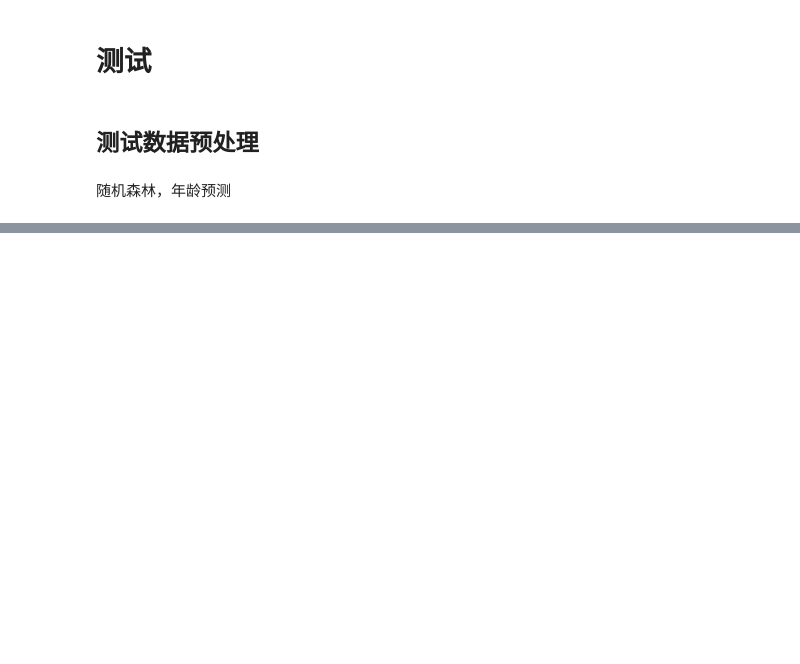
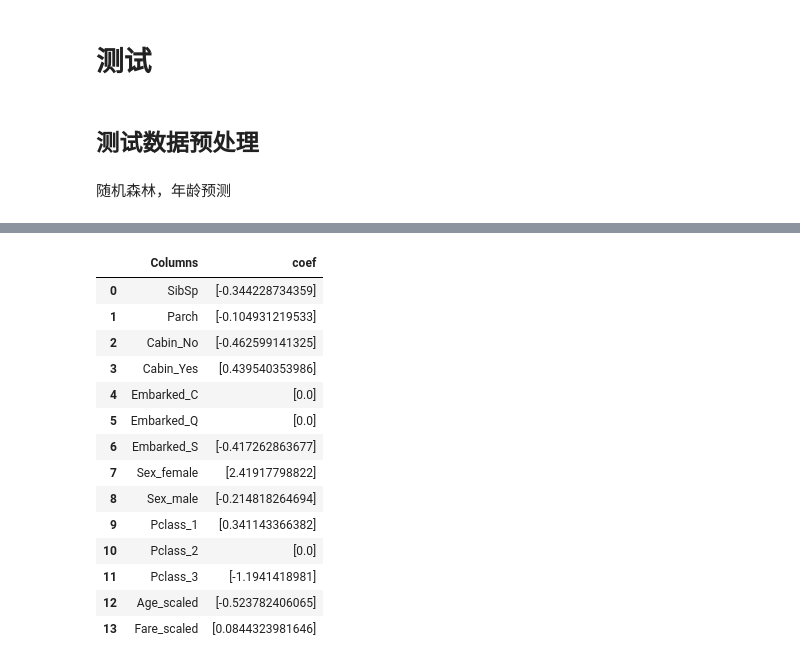
Before and after one commit to ds17/machine_learning, a Jupyter notebook: Data_Science/Kaggle/01_Titanic Disaster/Titanic Survival Prediction.ipynb, the cells around one changed output, grey strips where cells are left out. Saved outputs shown, nothing was run; the diff lists cells and outputs as text; code cells hidden in the pictures; blank space fills up the shorter version.

```diff
--- a/Data_Science/Kaggle/01_Titanic Disaster/Titanic Survival Prediction.ipynb
+++ b/Data_Science/Kaggle/01_Titanic Disaster/Titanic Survival Prediction.ipynb
@@ -158,8 +160,8 @@ from sklearn.ensemble import RandomForestRegressor
 def set_missing_ages(df):
     age_df = df[['Age','Fare', 'Parch', 'SibSp', 'Pclass']]
 
-    known_age = age_df[age_df.Age.notnull()].as_matrix()
-    unknown_age = age_df[age_df.Age.isnull()].as_matrix()
+    known_age = age_df[age_df.Age.notnull()].values
+    unknown_age = age_df[age_df.Age.isnull()].values
 
     y = known_age[:,0]
     X= known_age[:,1:]
@@ -209,10 +211,10 @@ df.head()
 import sklearn.preprocessing as preprocessing
 # %%
 scaler = preprocessing.StandardScaler()
-age_scale_param = scaler.fit(df['Age'].as_matrix().reshape(-1,1))  #reshape(-1,n)：-1不知道多少行，让他自己算，n列
-df['Age_scaled'] = scaler.fit_transform(df['Age'].as_matrix().reshape(-1,1))
-fare_scale_param = scaler.fit(df['Fare'].as_matrix().reshape(-1,1))
-df['Fare_scaled'] = scaler.fit_transform(df['Fare'].as_matrix().reshape(-1,1))
+age_scale_param = scaler.fit(df['Age'].values.reshape(-1,1))  #reshape(-1,n)：-1不知道多少行，让他自己算，n列
+df['Age_scaled'] = scaler.fit_transform(df['Age'].values.reshape(-1,1))
+fare_scale_param = scaler.fit(df['Fare'].values.reshape(-1,1))
+df['Fare_scaled'] = scaler.fit_transform(df['Fare'].values.reshape(-1,1))
 df.head()
 # %% [output]
 |  | PassengerId | Survived | Pclass | Name | Sex | Age | SibSp | Parch | Ticket | Fare | ... |
@@ -234,7 +236,7 @@ train_df.head()
 | 3 | 1 | 1 | 0 | 0 | 1 | 0 | 0 | 1 | 1 | ... |
 | 4 | 0 | 0 | 0 | 1 | 0 | 0 | 0 | 1 | 0 | ... |
 # %%
-train_np = train_df.as_matrix()
+train_np = train_df.values
 
 y = train_np[:,0]
 
@@ -285,0 +299,18 @@ df_test.head()
+# %%
+DataFrame({'Columns':list(train_df.columns)[1:], 'coef': list(clf.coef_.T)})
+# %% [output]
+|  | Columns | coef |
+| 0 | SibSp | [-0.344228734359] |
+| 1 | Parch | [-0.104931219533] |
+| 2 | Cabin_No | [-0.462599141325] |
+| 3 | Cabin_Yes | [0.439540353986] |
+| 4 | Embarked_C | [0.0] |
+| 5 | Embarked_Q | [0.0] |
+| 6 | Embarked_S | [-0.417262863677] |
+| 7 | Sex_female | [2.41917798822] |
+| 8 | Sex_male | [-0.214818264694] |
+| 9 | Pclass_1 | [0.341143366382] |
+| 10 | Pclass_2 | [0.0] |
+| 11 | Pclass_3 | [-1.1941418981] |
+| 12 | Age_scaled | [-0.523782406065] |
+| 13 | Fare_scaled | [0.0844323981646] |
```
Also changed, not shown: parts of 12 cells of this notebook, 1 other file.
